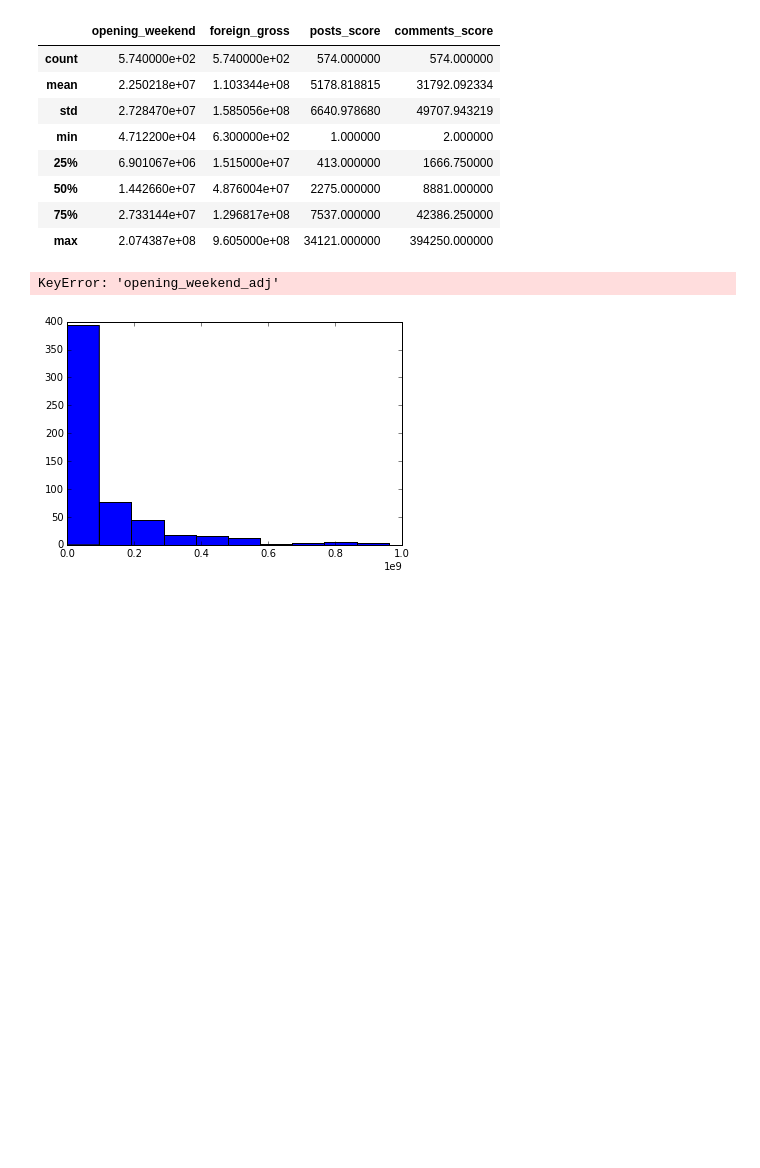
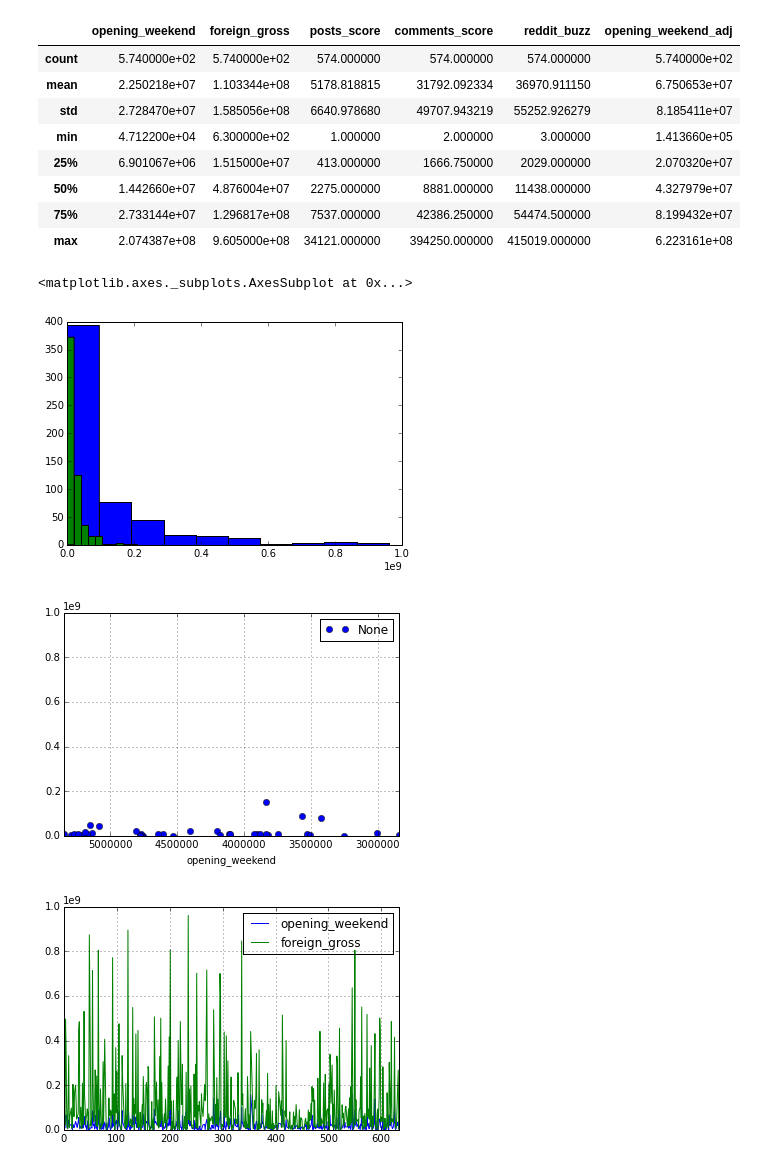
Before and after one commit to smitfire/luther, a Jupyter notebook: luther2.ipynb, the cells around one changed output. Saved outputs shown, nothing was run; the diff lists cells and outputs as text; code cells hidden in the pictures; blank space fills up the shorter version.

```diff
--- a/luther2.ipynb
+++ b/luther2.ipynb
@@ -26,33 +26,34 @@ complete_df["foreign_gross"] = complete_df["foreign_gross"].apply(lambda x: int(
 complete_df = complete_df[complete_df['comments_score']>0]
 complete_df = complete_df[complete_df['posts_score']>0]
 
-# complete_df["reddit_buzz"]=complete_df['comments_score']*complete_df["posts_score"]
-# complete_df = complete_df[complete_df['reddit_buzz']>0]
+complete_df["reddit_buzz"]=complete_df['comments_score']+complete_df["posts_score"]
+complete_df = complete_df[complete_df['reddit_buzz']>0]
+complete_df["opening_weekend_adj"] = complete_df['opening_weekend']*3
 # %%
 complete_df.describe()
 # %% [output]
-|  | opening_weekend | foreign_gross | posts_score | comments_score |
-| count | 5.740000e+02 | 5.740000e+02 | 574.000000 | 574.000000 |
-| mean | 2.250218e+07 | 1.103344e+08 | 5178.818815 | 31792.092334 |
-| std | 2.728470e+07 | 1.585056e+08 | 6640.978680 | 49707.943219 |
-| min | 4.712200e+04 | 6.300000e+02 | 1.000000 | 2.000000 |
-| 25% | 6.901067e+06 | 1.515000e+07 | 413.000000 | 1666.750000 |
-| 50% | 1.442660e+07 | 4.876004e+07 | 2275.000000 | 8881.000000 |
-| 75% | 2.733144e+07 | 1.296817e+08 | 7537.000000 | 42386.250000 |
-| max | 2.074387e+08 | 9.605000e+08 | 34121.000000 | 394250.000000 |
+|  | opening_weekend | foreign_gross | posts_score | comments_score | reddit_buzz | opening_weekend_adj |
+| count | 5.740000e+02 | 5.740000e+02 | 574.000000 | 574.000000 | 574.000000 | 5.740000e+02 |
+| mean | 2.250218e+07 | 1.103344e+08 | 5178.818815 | 31792.092334 | 36970.911150 | 6.750653e+07 |
+| std | 2.728470e+07 | 1.585056e+08 | 6640.978680 | 49707.943219 | 55252.926279 | 8.185411e+07 |
+| min | 4.712200e+04 | 6.300000e+02 | 1.000000 | 2.000000 | 3.000000 | 1.413660e+05 |
+| 25% | 6.901067e+06 | 1.515000e+07 | 413.000000 | 1666.750000 | 2029.000000 | 2.070320e+07 |
+| 50% | 1.442660e+07 | 4.876004e+07 | 2275.000000 | 8881.000000 | 11438.000000 | 4.327979e+07 |
+| 75% | 2.733144e+07 | 1.296817e+08 | 7537.000000 | 42386.250000 | 54474.500000 | 8.199432e+07 |
+| max | 2.074387e+08 | 9.605000e+08 | 34121.000000 | 394250.000000 | 415019.000000 | 6.223161e+08 |
 # %%
 plt.hist(complete_df["foreign_gross"])
-# plt.hist(complete_df["opening_weekend"])
-plt.hist(complete_df["opening_weekend_adj"])
+plt.hist(complete_df["opening_weekend"])
 
-complete_df["opening_weekend_adj"] = complete_df['opening_weekend']*3
 
-# complete_df.plot(x="opening_weekend_adj", y="foreign_gross", style='o')
+complete_df.plot(x="opening_weekend", y="foreign_gross", style='o')
 
-complete_df[["opening_weekend_adj", "foreign_gross"]].plot()
+complete_df[["opening_weekend", "foreign_gross"]].plot()
 # %% [output]
-KeyError: 'opening_weekend_adj'
+<matplotlib.axes._subplots.AxesSubplot at 0x...>
-[figure, old version]
+[figure, new version]
+[figure, added]
+[figure, added]
 # %%
 scatter_matrix(complete_df, alpha=0.05, figsize=(7,7), diagonal='kde')
 # %% [output]
```
Also changed, not shown: parts of 4 cells of this notebook, 2 other files.
